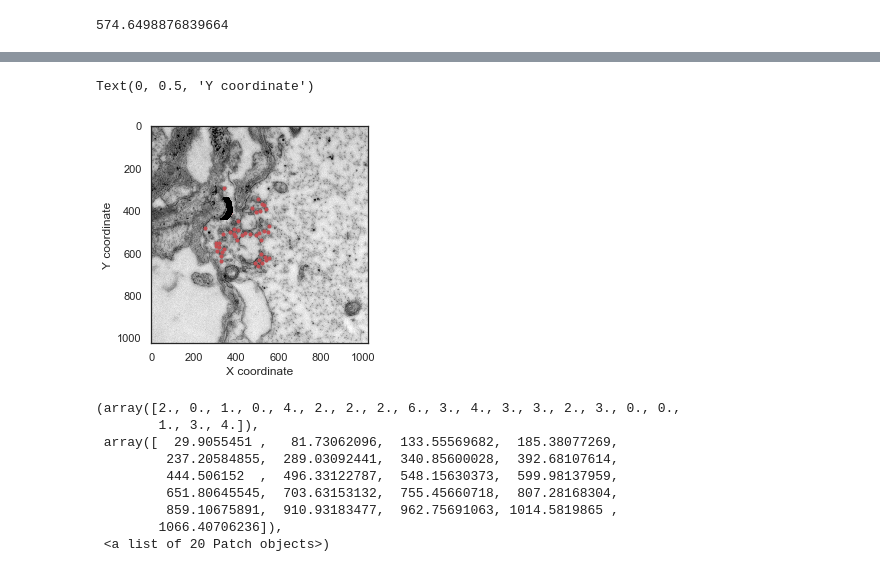
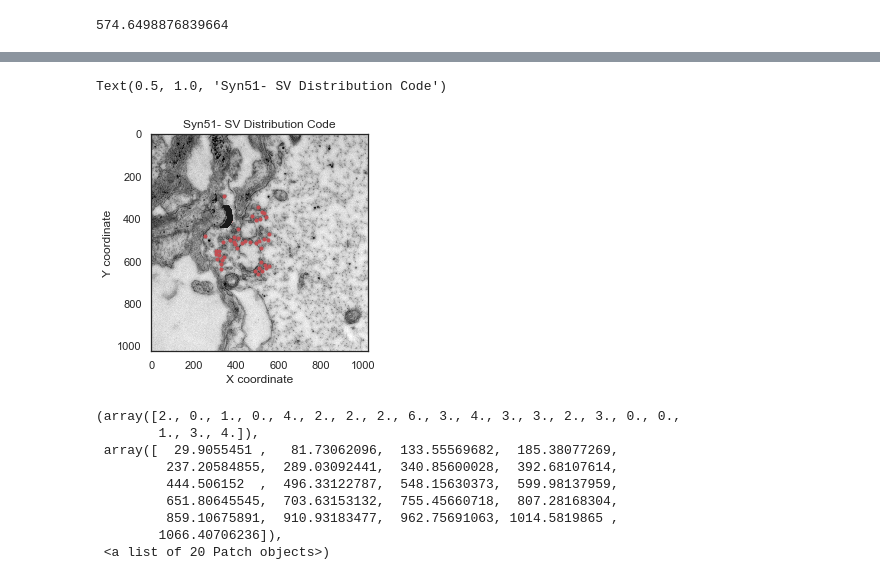
Before and after one commit to audreytmedeiros/Morgan-Lab, a Jupyter notebook: SVDistributiontest.ipynb, the cells around one changed output, grey strips where cells are left out. Saved outputs shown, nothing was run; the diff lists cells and outputs as text; code cells hidden in the pictures.

```diff
--- a/SVDistributiontest.ipynb
+++ b/SVDistributiontest.ipynb
@@ -151,15 +167,15 @@ i
 # %%
 import matplotlib.pyplot as plt
 im = plt.imread('Syn51.tif')
 implot = plt.imshow(im, cmap='gray')
-black, gray = ((0, 0, 0), (0.6, 0.6, 0.6))
-plt.scatter(v_x, v_y, color='r', marker='.')
-plt.scatter(x_fin, y_fin, color=black, marker=1, alpha=0.8)
+plt.scatter(v_x, v_y, color='r', marker='.', alpha=1)
+plt.scatter(x_fin, y_fin, color='k', marker=1, alpha=0.7)
 plt.xlabel("X coordinate")
 plt.ylabel("Y coordinate")
+plt.title("Syn51- SV Distribution Code")
 # %% [output]
-Text(0, 0.5, 'Y coordinate')
+Text(0.5, 1.0, 'Syn51- SV Distribution Code')
-[figure, old version]
+[figure, new version]
 # %%
 #Bar graph of the means for each figure
 #plt.bar(mean_dist, height=5000, width=20, bottom=None)
```
Also changed, not shown: parts of 2 cells of this notebook.
